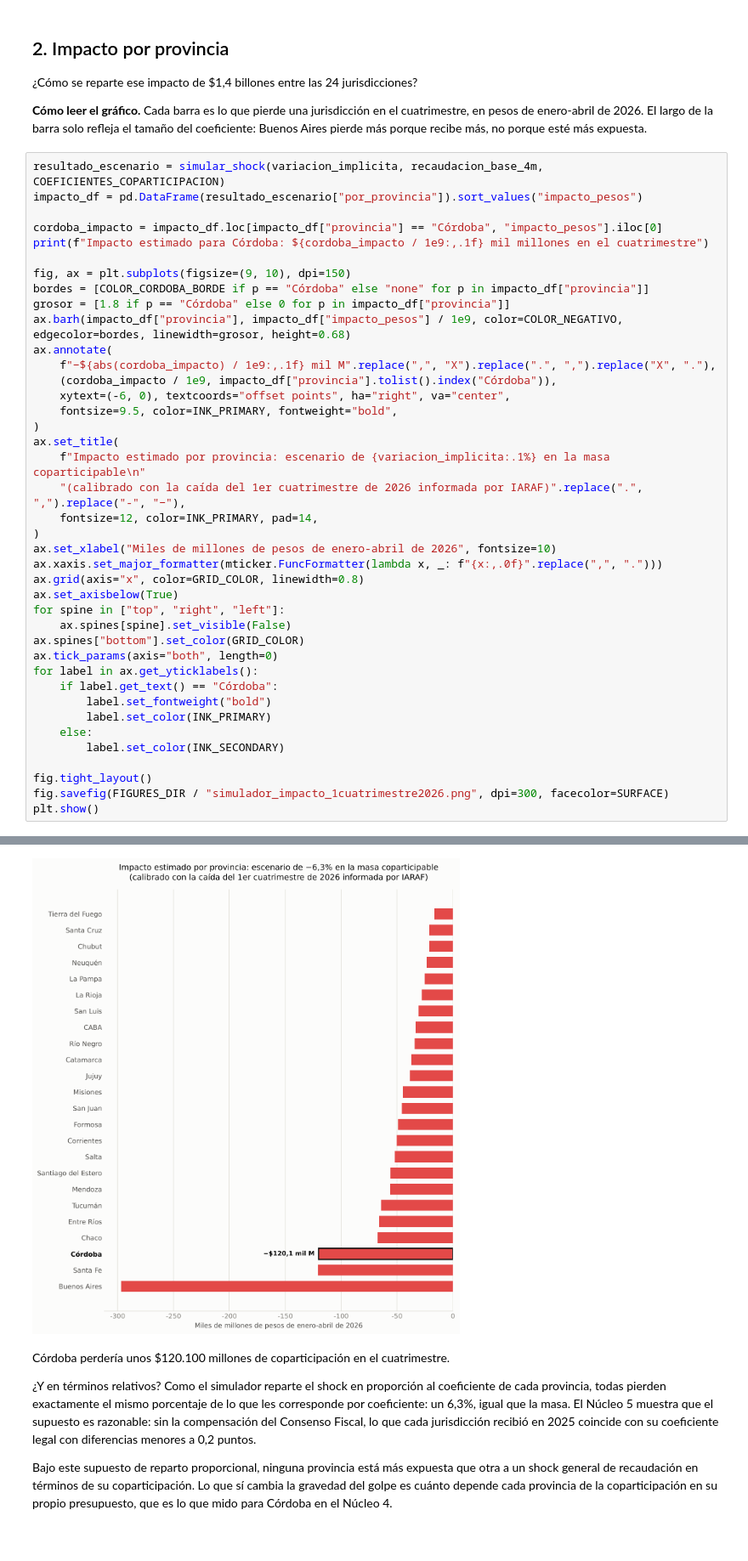
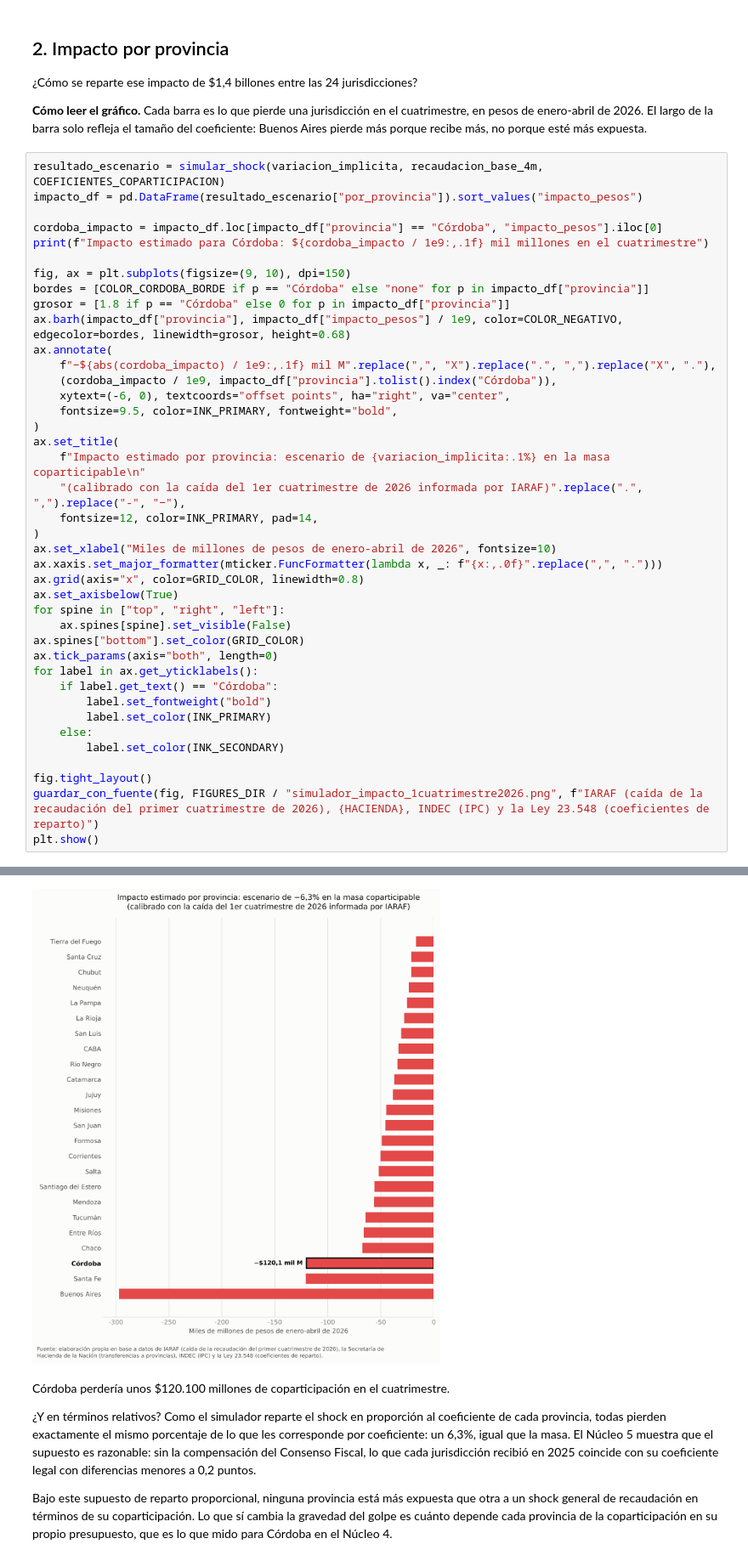
Before and after one commit to llorenzomagnano-sys/analisis-de-la-coparticipacion-federal-con-foco-en-cordoba, a Jupyter notebook: notebooks/03_simulador_sensibilidad.ipynb, the cells around one changed output, grey strips where cells are left out. Shown at 85% size. Cells and saved outputs as stored; diff of their text form.

```diff
--- a/notebooks/03_simulador_sensibilidad.ipynb
+++ b/notebooks/03_simulador_sensibilidad.ipynb
@@ -153,35 +156,35 @@ ax.barh(impacto_df["provincia"], impacto_df["impacto_pesos"] / 1e9, color=COLOR_
 ax.annotate(
     f"−${abs(cordoba_impacto) / 1e9:,.1f} mil M".replace(",", "X").replace(".", ",").replace("X", "."),
     (cordoba_impacto / 1e9, impacto_df["provincia"].tolist().index("Córdoba")),
     xytext=(-6, 0), textcoords="offset points", ha="right", va="center",
     fontsize=9.5, color=INK_PRIMARY, fontweight="bold",
 )
 ax.set_title(
     f"Impacto estimado por provincia: escenario de {variacion_implicita:.1%} en la masa coparticipable\n"
     "(calibrado con la caída del 1er cuatrimestre de 2026 informada por IARAF)".replace(".", ",").replace("-", "−"),
     fontsize=12, color=INK_PRIMARY, pad=14,
 )
 ax.set_xlabel("Miles de millones de pesos de enero-abril de 2026", fontsize=10)
 ax.xaxis.set_major_formatter(mticker.FuncFormatter(lambda x, _: f"{x:,.0f}".replace(",", ".")))
 ax.grid(axis="x", color=GRID_COLOR, linewidth=0.8)
 ax.set_axisbelow(True)
 for spine in ["top", "right", "left"]:
     ax.spines[spine].set_visible(False)
 ax.spines["bottom"].set_color(GRID_COLOR)
 ax.tick_params(axis="both", length=0)
 for label in ax.get_yticklabels():
     if label.get_text() == "Córdoba":
         label.set_fontweight("bold")
         label.set_color(INK_PRIMARY)
     else:
         label.set_color(INK_SECONDARY)
 
 fig.tight_layout()
-fig.savefig(FIGURES_DIR / "simulador_impacto_1cuatrimestre2026.png", dpi=300, facecolor=SURFACE)
+guardar_con_fuente(fig, FIGURES_DIR / "simulador_impacto_1cuatrimestre2026.png", f"IARAF (caída de la recaudación del primer cuatrimestre de 2026), {HACIENDA}, INDEC (IPC) y la Ley 23.548 (coeficientes de reparto)")
 plt.show()
 # %% [output]
 Impacto estimado para Córdoba: $-120.1 mil millones en el cuatrimestre
-[figure, old version]
+[figure, new version]
 # %% [markdown]
 Córdoba perdería unos \$120.100 millones de coparticipación en el cuatrimestre.
 
```
Also changed, not shown: parts of 1 cell of this notebook, 21 other files.
